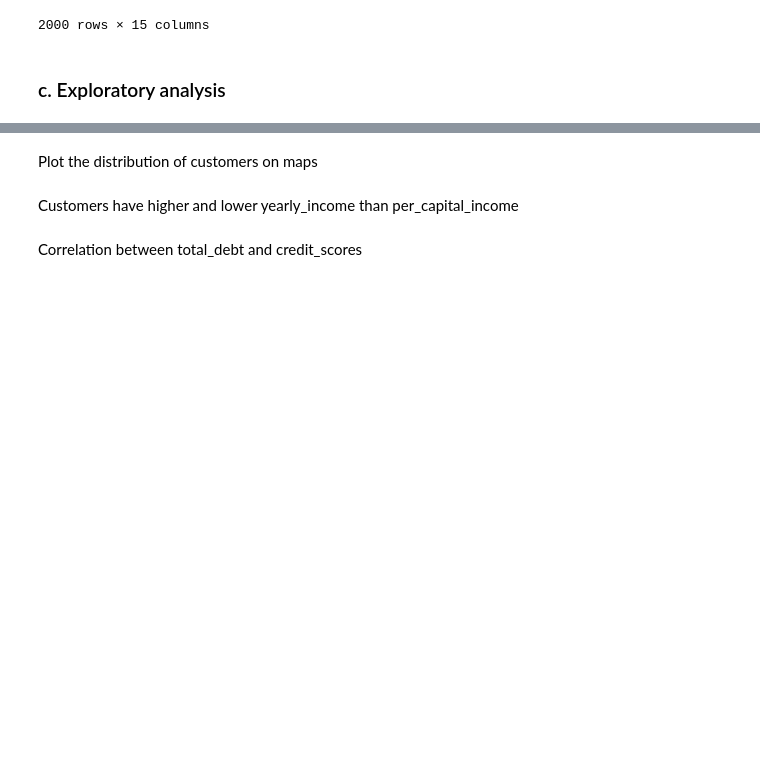
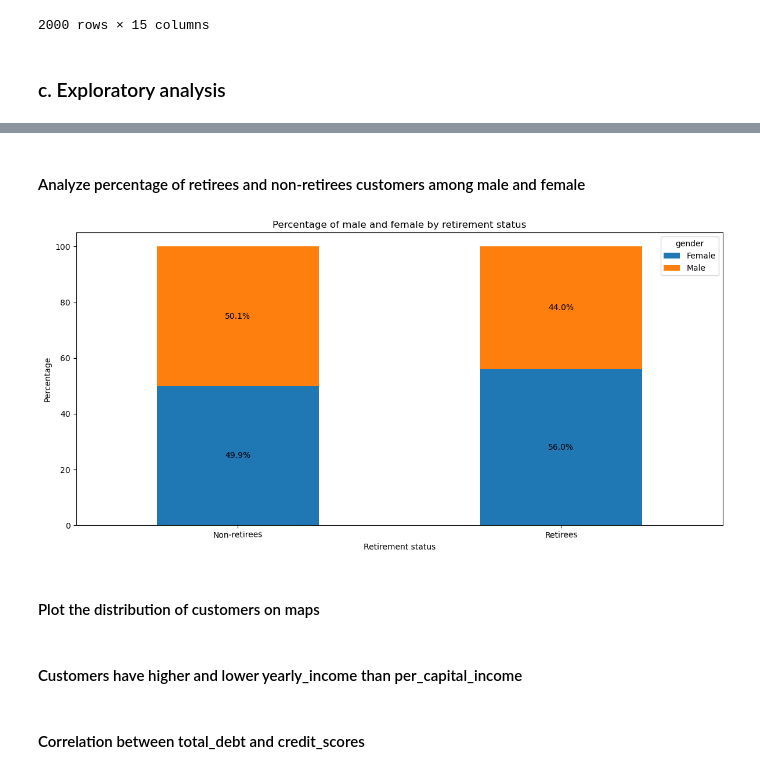
Before and after one commit to TrangPham93/data_analysis_project, a Jupyter notebook: financials_transactions/financial_data.ipynb, the cells around one changed output, grey strips where cells are left out. Saved outputs shown, nothing was run; the diff lists cells and outputs as text; code cells hidden in the pictures; blank space fills up the shorter version.

```diff
--- a/financials_transactions/financial_data.ipynb
+++ b/financials_transactions/financial_data.ipynb
@@ -1026,6 +1042,31 @@ Analyze percentage of customers are male and female, who are retirees and non-re
+# %% [markdown]
+#### Analyze percentage of retirees and non-retirees customers among male and female
+# %%
+# Create a cross-tabulation of gender and retirement status
+cross_tab = pd.crosstab(user_df['retired'], user_df['gender'])
+
+# Calculate percentage
+cross_tab_percentage = cross_tab.div(cross_tab.sum(axis=1), axis=0) * 100
+
+# Create a stacked bar chart
+fig, ax = plt.subplots(figsize = (12, 6))
+cross_tab_percentage.plot(kind='bar', stacked=True, ax=ax)
+ax.set_title('Percentage of male and female by retirement status')
+ax.set_xlabel('Retirement status')
+ax.set_ylabel('Percentage')
+# ax.set_xticks({True:'Retirees', False:'Non-retirees'})
+ax.set_xticklabels(['Non-retirees', 'Retirees'], rotation=True)
+
+for c in ax.containers:
+	ax.bar_label(c, fmt='%1.1f%%', label_type='center')
+
+plt.tight_layout()
+plt.show()
+# %% [output]
+[figure, added]
 # %% [markdown]
-Plot the distribution of customers on maps
+#### Plot the distribution of customers on maps
 # %% [markdown]
-Customers have higher and lower yearly_income than per_capital_income
+#### Customers have higher and lower yearly_income than per_capital_income
 # %% [markdown]
-Correlation between total_debt and credit_scores
+#### Correlation between total_debt and credit_scores
```
Also changed, not shown: parts of 33 cells of this notebook.
